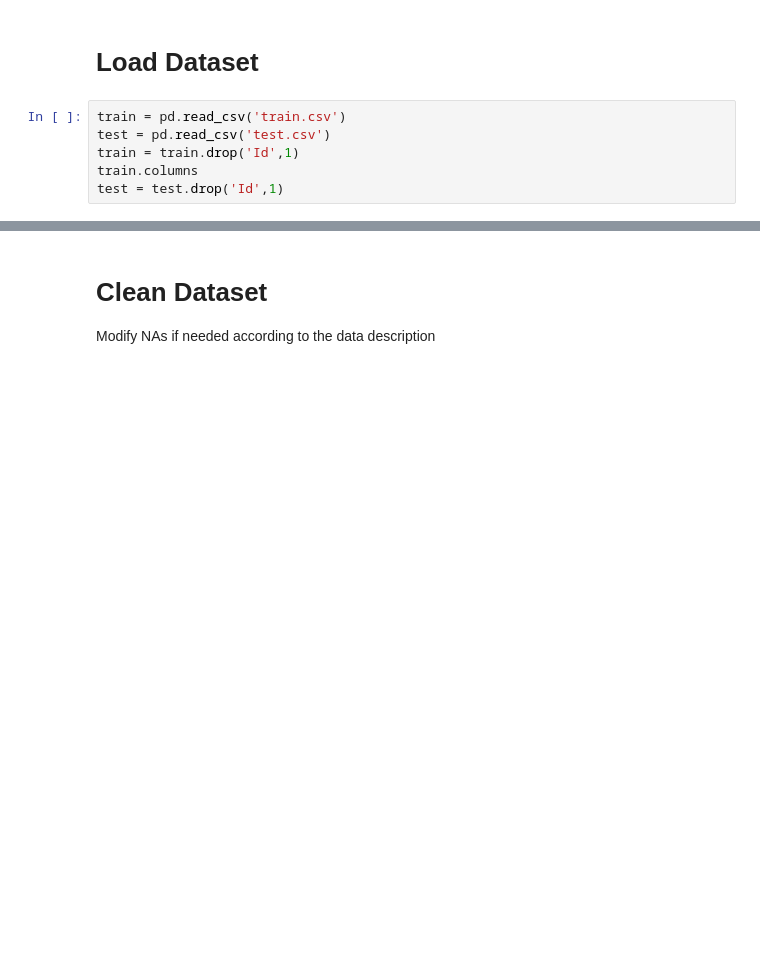
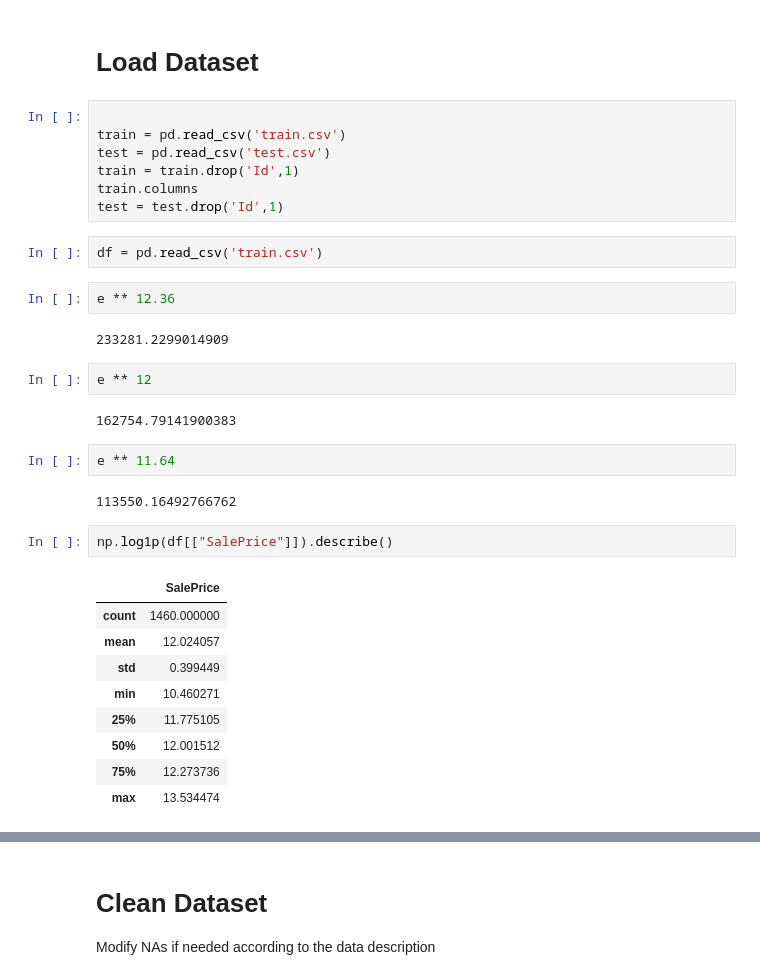
Before and after one commit to kennybagzz/Iowa-House-Prices-Prediction, a Jupyter notebook: house-prices-advanced-regression-techniques/Feature Engineering.ipynb, the cells around one changed output, grey strips where cells are left out. Drawn from its saved outputs; the diff is of its cells as text; blank space fills up the shorter version.

```diff
--- a/house-prices-advanced-regression-techniques/Feature Engineering.ipynb
+++ b/house-prices-advanced-regression-techniques/Feature Engineering.ipynb
@@ -20,8 +20,35 @@ from math import e
 # %% [markdown]
 # Load Dataset
 # %%
+
 train = pd.read_csv('train.csv')
 test = pd.read_csv('test.csv')
 train = train.drop('Id',1)
 train.columns
 test = test.drop('Id',1)
+# %%
+df = pd.read_csv('train.csv')
+# %%
+e ** 12.36
+# %% [output]
+233281.2299014909
+# %%
+e ** 12
+# %% [output]
+162754.79141900383
+# %%
+e ** 11.64
+# %% [output]
+113550.16492766762
+# %%
+np.log1p(df[["SalePrice"]]).describe()
+# %% [output]
+|  | SalePrice |
+| count | 1460.000000 |
+| mean | 12.024057 |
+| std | 0.399449 |
+| min | 10.460271 |
+| 25% | 11.775105 |
+| 50% | 12.001512 |
+| 75% | 12.273736 |
+| max | 13.534474 |
```
Also changed, not shown: parts of 8 cells of this notebook, 1 other file.
